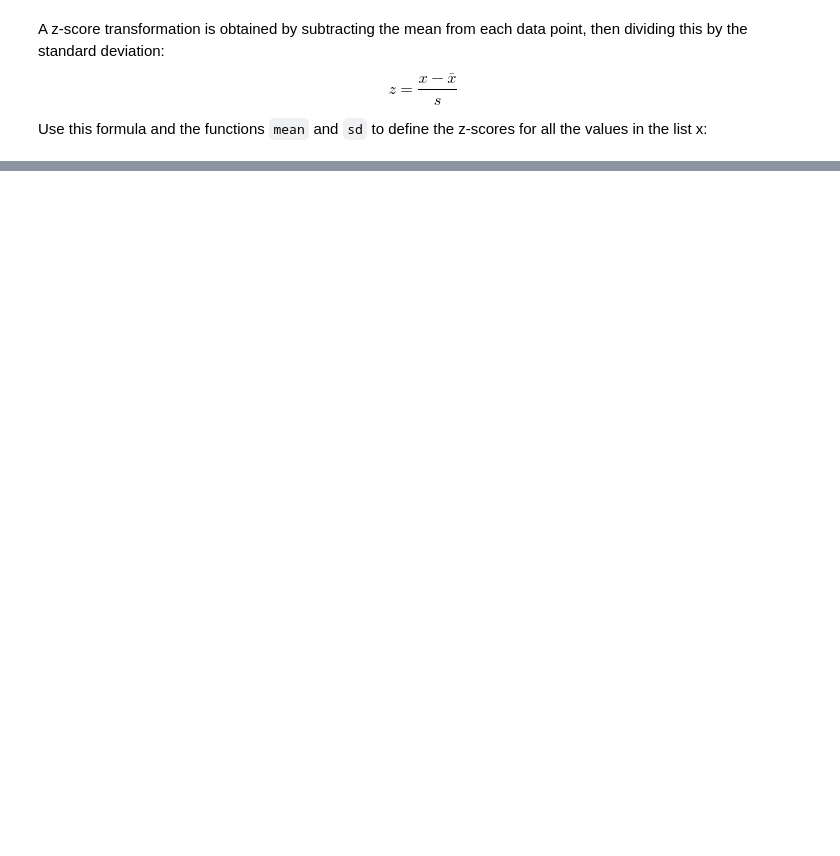
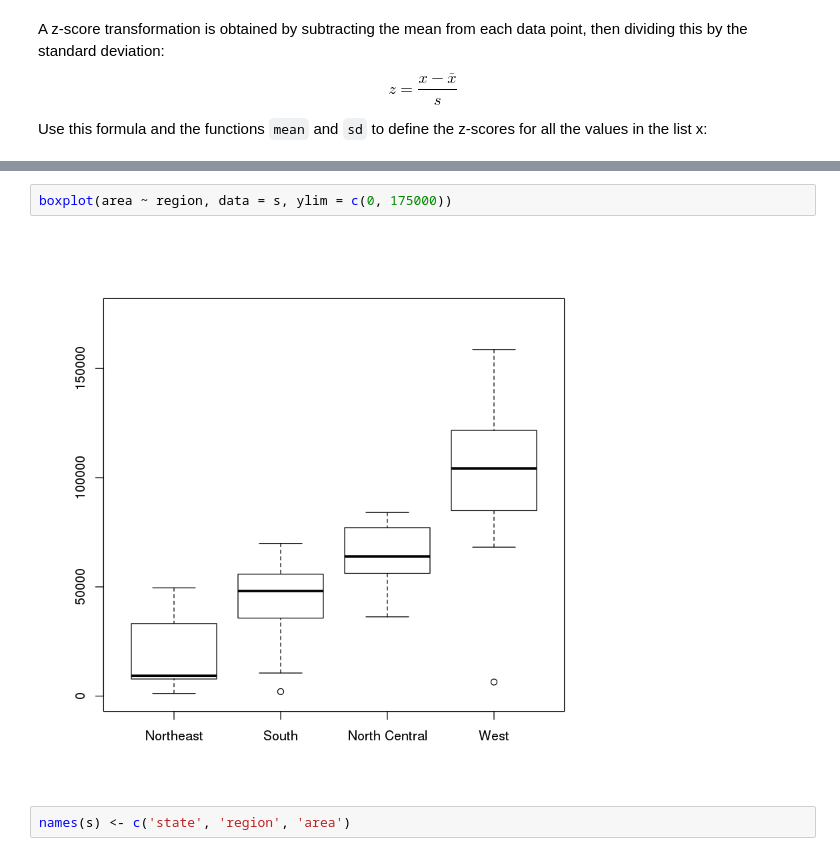
Before and after one commit to mdtdev/Scientific-Computing-Education, a Jupyter notebook: 01 Introduction_to_R_Arithmetic.ipynb, the cells around one changed output, grey strips where cells are left out. Drawn from its saved outputs; the diff is of its cells as text; blank space fills up the shorter version.

```diff
--- a/01 Introduction_to_R_Arithmetic.ipynb
+++ b/01 Introduction_to_R_Arithmetic.ipynb
@@ -217,0 +220,6 @@ Lists are great but in most problems we have many variables and many observation
+# %%
+boxplot(area ~ region, data = s, ylim = c(0, 175000))
+# %% [output]
+[figure, added]
+# %%
+names(s) <- c('state', 'region', 'area')
```
Also changed, not shown: parts of 24 cells of this notebook, 2 other files.
